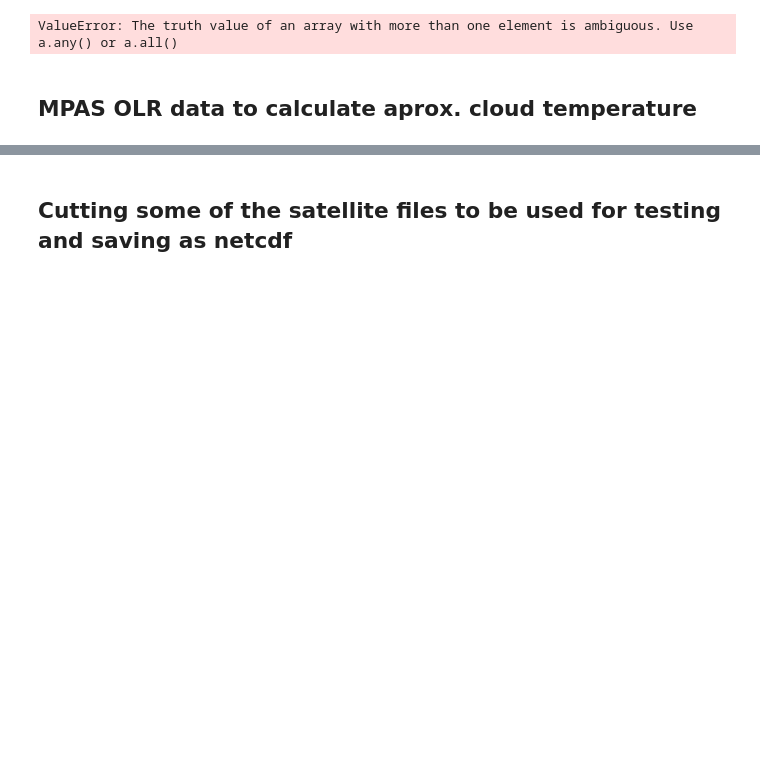
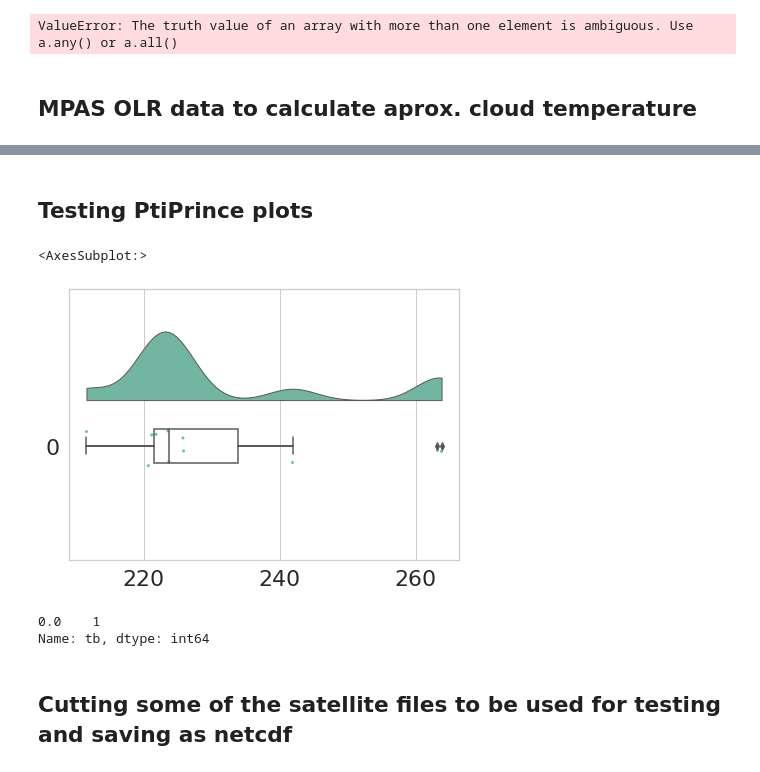
Before and after one commit to knubez/TAMS, a Jupyter notebook: TAMS_v2.0.ipynb, the cells around one changed output, grey strips where cells are left out. Drawn from its saved outputs; the diff is of its cells as text; code cells hidden in the pictures; blank space fills up the shorter version.

```diff
--- a/TAMS_v2.0.ipynb
+++ b/TAMS_v2.0.ipynb
@@ -210,3 +241,23 @@ data = xr.Dataset(data_vars=dict(tb=tb.sel(lat=slice(-5, 40),lon=slice(85, 170))
+# %% [markdown]
+## Testing PtiPrince plots
+# %%
+#same thing with a single command: now x **must** be the categorical value
+
+data_new = data.sel(lat=12, lon=120, method='nearest')
+dx = list(data_new["xtime"]); dy = list(data_new["tb"]); ort = "h"; pal = "Set2";
+f, ax = plt.subplots(figsize=(7, 5))
+
+data_new2 = data_new.to_pandas()
+data_new2.loc[data_new2.tb == 0, "tb"] = np.nan
+pt.RainCloud(data=data_new2.tb, palette = pal, width_viol = .6, ax = ax, orient = ort)
+# %% [output]
+<AxesSubplot:>
+[figure, added]
+# %%
+data_new2.tb[data_new2.tb == 0].value_counts()
+# %% [output]
+0.0    1
+Name: tb, dtype: int64
 # %%
 ## Save as netcdf and compress for space on github
 
```
Also changed, not shown: parts of 3 cells of this notebook.
